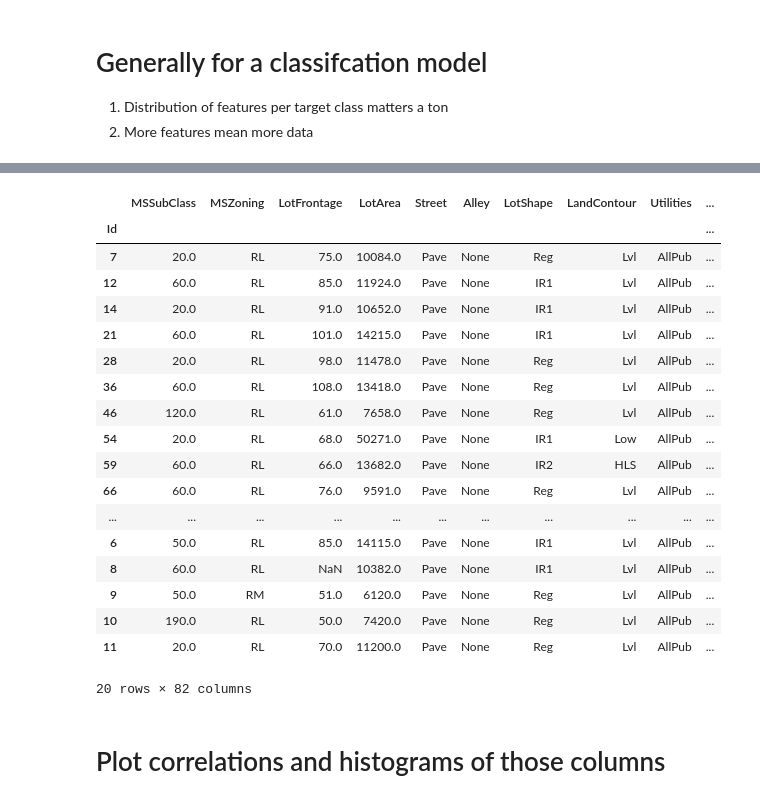
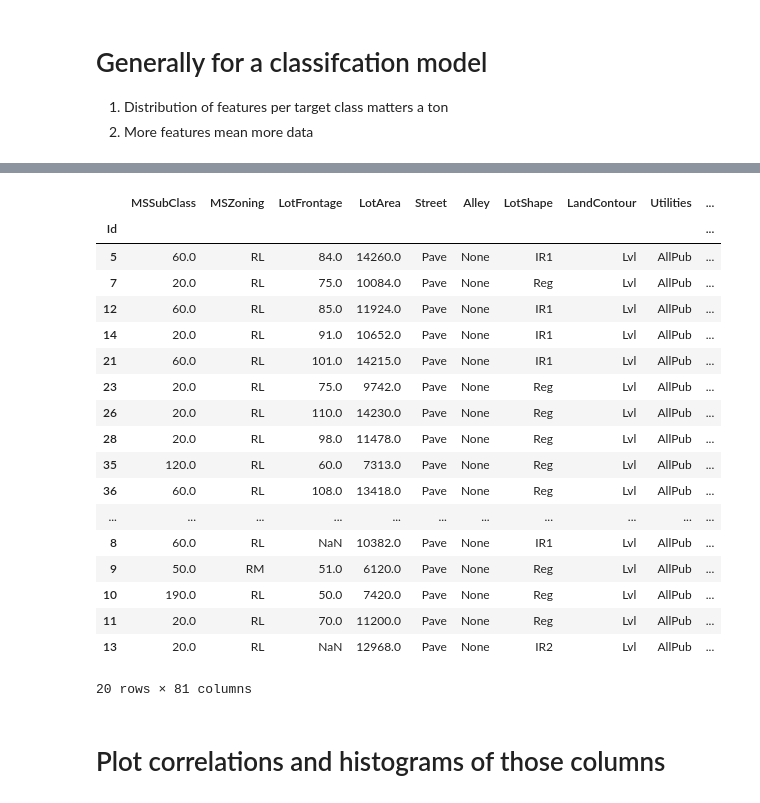
Before and after one commit to carpentries-incubator/high-dimensional-analysis-in-python, a Jupyter notebook: _episodes/high_dimensional_stats_day_1-E2-EDA.ipynb, the cells around one changed output, grey strips where cells are left out. Saved outputs shown, nothing was run; the diff lists cells and outputs as text; code cells hidden in the pictures.

```diff
--- a/_episodes/high_dimensional_stats_day_1-E2-EDA.ipynb
+++ b/_episodes/high_dimensional_stats_day_1-E2-EDA.ipynb
@@ -194,30 +193,30 @@ one order of magnitude less than number of observations: 146.00
 # %%
-df = helper_functions.split_df(df, split_col='SalePrice', top_split=10)
+df = helper_functions.split_df(df, split_col='SalePrice', top_split=20)
 # %%
 import pandas as pd
 pd.concat([
-    df[df['top_10']].head(10),
-    df[~df['top_10']].head(10)
+    df[df['top_20']].head(10),
+    df[~df['top_20']].head(10)
 ])
 # %% [output]
 |  | MSSubClass | MSZoning | LotFrontage | LotArea | Street | Alley | LotShape | LandContour | Utilities | ... |
 | Id |  |  |  |  |  |  |  |  |  | ... |
+| 5 | 60.0 | RL | 84.0 | 14260.0 | Pave | None | IR1 | Lvl | AllPub | ... |
 | 7 | 20.0 | RL | 75.0 | 10084.0 | Pave | None | Reg | Lvl | AllPub | ... |
 | 12 | 60.0 | RL | 85.0 | 11924.0 | Pave | None | IR1 | Lvl | AllPub | ... |
 | 14 | 20.0 | RL | 91.0 | 10652.0 | Pave | None | IR1 | Lvl | AllPub | ... |
 | 21 | 60.0 | RL | 101.0 | 14215.0 | Pave | None | IR1 | Lvl | AllPub | ... |
+| 23 | 20.0 | RL | 75.0 | 9742.0 | Pave | None | Reg | Lvl | AllPub | ... |
+| 26 | 20.0 | RL | 110.0 | 14230.0 | Pave | None | Reg | Lvl | AllPub | ... |
 | 28 | 20.0 | RL | 98.0 | 11478.0 | Pave | None | Reg | Lvl | AllPub | ... |
+| 35 | 120.0 | RL | 60.0 | 7313.0 | Pave | None | Reg | Lvl | AllPub | ... |
 | 36 | 60.0 | RL | 108.0 | 13418.0 | Pave | None | Reg | Lvl | AllPub | ... |
-| 46 | 120.0 | RL | 61.0 | 7658.0 | Pave | None | Reg | Lvl | AllPub | ... |
-| 54 | 20.0 | RL | 68.0 | 50271.0 | Pave | None | IR1 | Low | AllPub | ... |
-| 59 | 60.0 | RL | 66.0 | 13682.0 | Pave | None | IR2 | HLS | AllPub | ... |
-| 66 | 60.0 | RL | 76.0 | 9591.0 | Pave | None | Reg | Lvl | AllPub | ... |
 | ... | ... | ... | ... | ... | ... | ... | ... | ... | ... | ... |
-| 6 | 50.0 | RL | 85.0 | 14115.0 | Pave | None | IR1 | Lvl | AllPub | ... |
 | 8 | 60.0 | RL | NaN | 10382.0 | Pave | None | IR1 | Lvl | AllPub | ... |
 | 9 | 50.0 | RM | 51.0 | 6120.0 | Pave | None | Reg | Lvl | AllPub | ... |
 | 10 | 190.0 | RL | 50.0 | 7420.0 | Pave | None | Reg | Lvl | AllPub | ... |
 | 11 | 20.0 | RL | 70.0 | 11200.0 | Pave | None | Reg | Lvl | AllPub | ... |
+| 13 | 20.0 | RL | NaN | 12968.0 | Pave | None | IR2 | Lvl | AllPub | ... |
-20 rows × 82 columns
+20 rows × 81 columns
 # %%
 # create one 'hues' value for top 30 and anothr for everything else - for plotting
```
Also changed, not shown: parts of 19 cells of this notebook.
